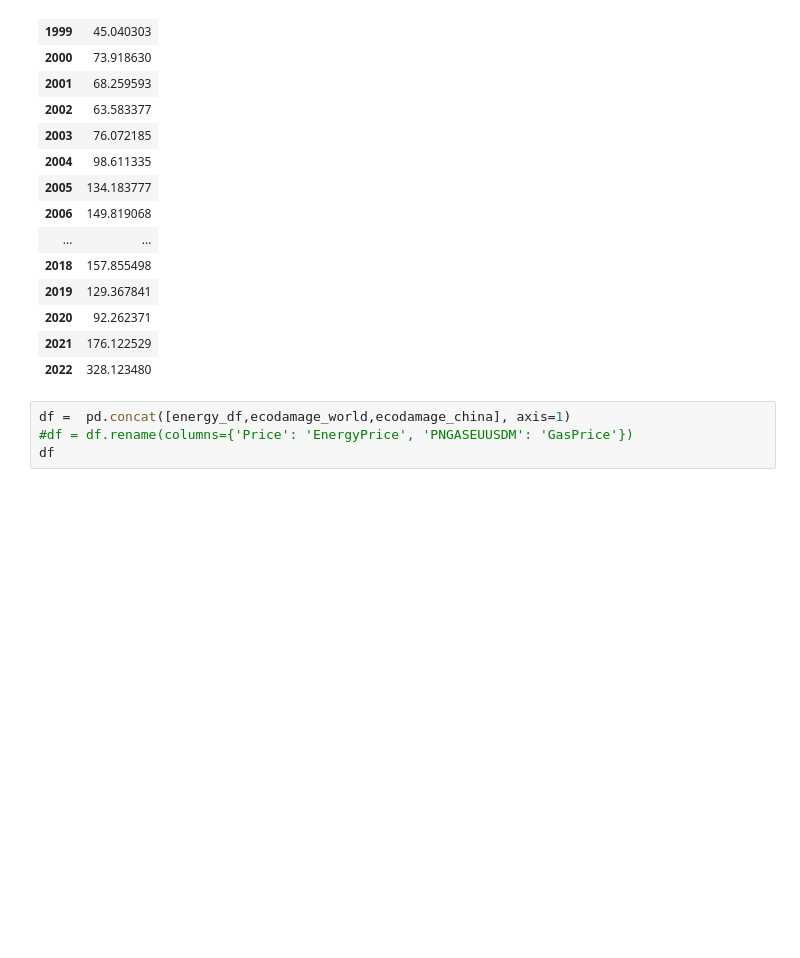
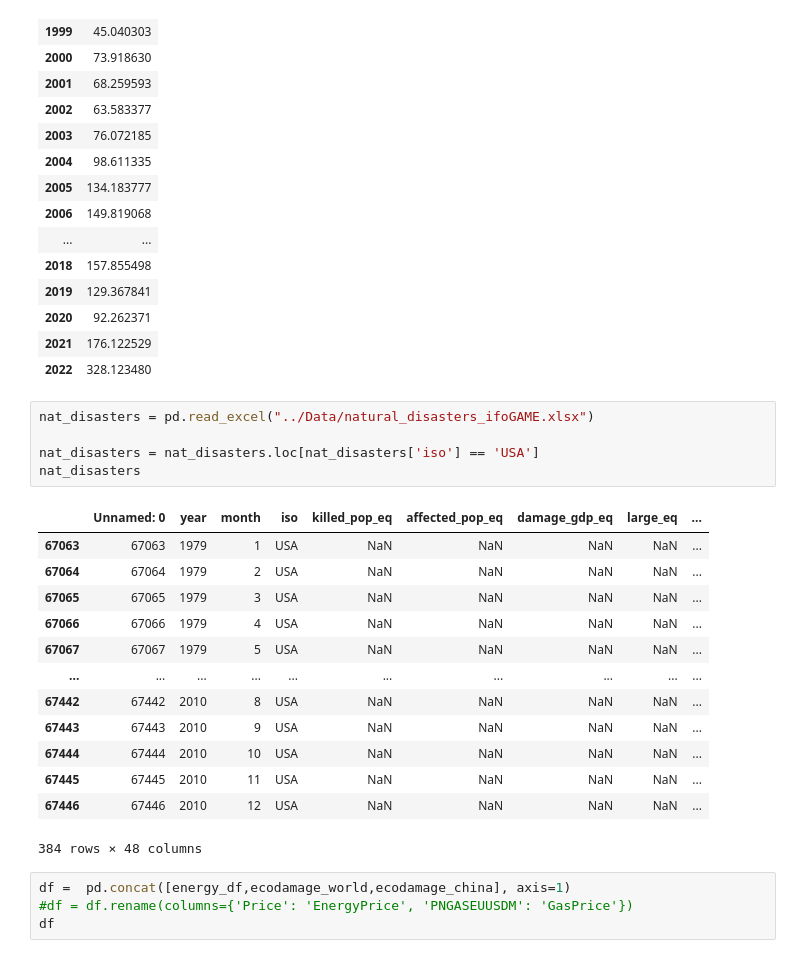
Before and after one commit to alexwese/tkseminar, a Jupyter notebook: DataAnalysis/Natural Disasters/DataAnalysis_NaturalDisasters.ipynb, the cells around one changed output. Drawn from its saved outputs; the diff is of its cells as text; blank space fills up the shorter version.

```diff
--- a/DataAnalysis/Natural Disasters/DataAnalysis_NaturalDisasters.ipynb
+++ b/DataAnalysis/Natural Disasters/DataAnalysis_NaturalDisasters.ipynb
@@ -84,6 +108,25 @@ energy_df
 | 2020 | 92.262371 |
 | 2021 | 176.122529 |
 | 2022 | 328.123480 |
+# %%
+nat_disasters = pd.read_excel("../Data/natural_disasters_ifoGAME.xlsx")
+
+nat_disasters = nat_disasters.loc[nat_disasters['iso'] == 'USA']
+nat_disasters
+# %% [output]
+|  | Unnamed: 0 | year | month | iso | killed_pop_eq | affected_pop_eq | damage_gdp_eq | large_eq | ... |
+| 67063 | 67063 | 1979 | 1 | USA | NaN | NaN | NaN | NaN | ... |
+| 67064 | 67064 | 1979 | 2 | USA | NaN | NaN | NaN | NaN | ... |
+| 67065 | 67065 | 1979 | 3 | USA | NaN | NaN | NaN | NaN | ... |
+| 67066 | 67066 | 1979 | 4 | USA | NaN | NaN | NaN | NaN | ... |
+| 67067 | 67067 | 1979 | 5 | USA | NaN | NaN | NaN | NaN | ... |
+| ... | ... | ... | ... | ... | ... | ... | ... | ... | ... |
+| 67442 | 67442 | 2010 | 8 | USA | NaN | NaN | NaN | NaN | ... |
+| 67443 | 67443 | 2010 | 9 | USA | NaN | NaN | NaN | NaN | ... |
+| 67444 | 67444 | 2010 | 10 | USA | NaN | NaN | NaN | NaN | ... |
+| 67445 | 67445 | 2010 | 11 | USA | NaN | NaN | NaN | NaN | ... |
+| 67446 | 67446 | 2010 | 12 | USA | NaN | NaN | NaN | NaN | ... |
+384 rows × 48 columns
 # %%
 df =  pd.concat([energy_df,ecodamage_world,ecodamage_china], axis=1)
 #df = df.rename(columns={'Price': 'EnergyPrice', 'PNGASEUUSDM': 'GasPrice'})
```
Also changed, not shown: parts of 1 cell of this notebook, 9 other files.
